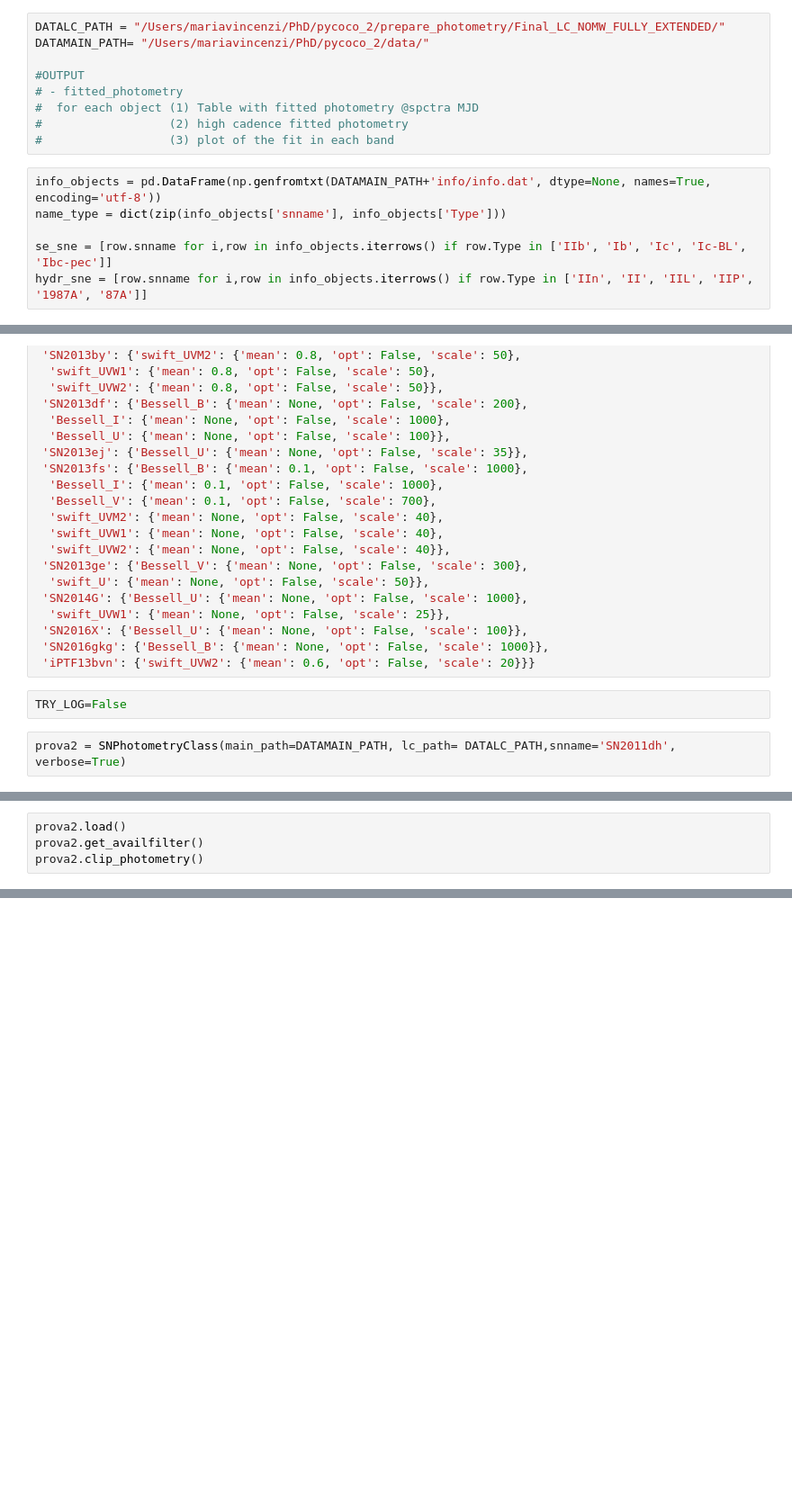
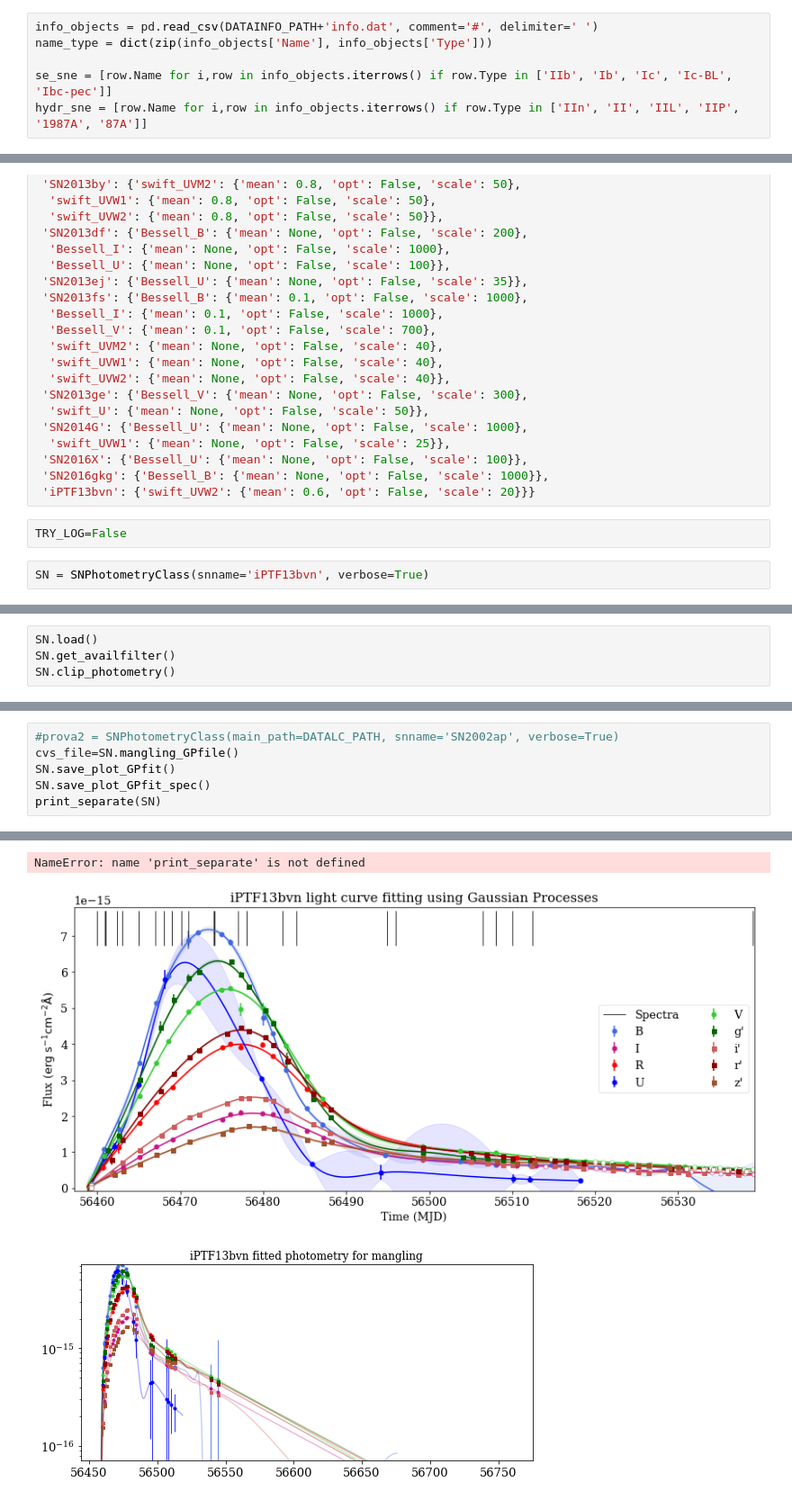
Before and after one commit to maria-vincenzi/PyCoCo_templates, a Jupyter notebook: Codes/4_LCfit.ipynb, the cells around one changed output, grey strips where cells are left out. Shown at 90% size. Cells and saved outputs as stored; diff of their text form; blank space fills up the shorter version.

```diff
--- a/Codes/4_LCfit.ipynb
+++ b/Codes/4_LCfit.ipynb
@@ -13,16 +28,7 @@ from george.kernels import ExpSquaredKernel, ConstantKernel, Matern32Kernel
-# %%
-DATALC_PATH = "/Users/mariavincenzi/PhD/pycoco_2/prepare_photometry/Final_LC_NOMW_FULLY_EXTENDED/"
-DATAMAIN_PATH= "/Users/mariavincenzi/PhD/pycoco_2/data/"
-
-#OUTPUT
-# - fitted_photometry
-#  for each object (1) Table with fitted photometry @spctra MJD
-#                  (2) high cadence fitted photometry
-#                  (3) plot of the fit in each band
 # %%
-info_objects = pd.DataFrame(np.genfromtxt(DATAMAIN_PATH+'info/info.dat', dtype=None, names=True, encoding='utf-8'))
-name_type = dict(zip(info_objects['snname'], info_objects['Type']))
+info_objects = pd.read_csv(DATAINFO_PATH+'info.dat', comment='#', delimiter=' ')
+name_type = dict(zip(info_objects['Name'], info_objects['Type']))
 
-se_sne = [row.snname for i,row in info_objects.iterrows() if row.Type in ['IIb', 'Ib', 'Ic', 'Ic-BL', 'Ibc-pec']]
-hydr_sne = [row.snname for i,row in info_objects.iterrows() if row.Type in ['IIn', 'II', 'IIL', 'IIP', '1987A', '87A']]
+se_sne = [row.Name for i,row in info_objects.iterrows() if row.Type in ['IIb', 'Ib', 'Ic', 'Ic-BL', 'Ibc-pec']]
+hydr_sne = [row.Name for i,row in info_objects.iterrows() if row.Type in ['IIn', 'II', 'IIL', 'IIP', '1987A', '87A']]
 # %%
@@ -924,5 +753,5 @@ kernel_settings_dict = {
 # %%
 TRY_LOG=False
 # %%
-prova2 = SNPhotometryClass(main_path=DATAMAIN_PATH, lc_path= DATALC_PATH,snname='SN2011dh', verbose=True)
+SN = SNPhotometryClass(snname='iPTF13bvn', verbose=True)
 # %% [output]
@@ -930,7 +759,7 @@ Looking for Photometry for SN2011dh in/Users/mariavincenzi/PhD/pycoco_2/prepare_
 Got it!
 # %%
-prova2.load()
-prova2.get_availfilter()
-prova2.clip_photometry()
+SN.load()
+SN.get_availfilter()
+SN.clip_photometry()
 # %% [output]
 Photometry loaded
@@ -979,0 +802,7 @@ If you want to do again the LC fit call the function self.LCfit_withGP() again.
+# %%
+#prova2 = SNPhotometryClass(main_path=DATALC_PATH, snname='SN2002ap', verbose=True)
+cvs_file=SN.mangling_GPfile()
+SN.save_plot_GPfit()
+SN.save_plot_GPfit_spec()
+print_separate(SN)
+# %% [output]
@@ -980 +816,4 @@ If you want to do again the LC fit call the function self.LCfit_withGP() again.
+NameError: name 'print_separate' is not defined
+[figure, added]
+[figure, added]
 # %%
```
Also changed, not shown: parts of 43 cells of this notebook, 10 other files.
